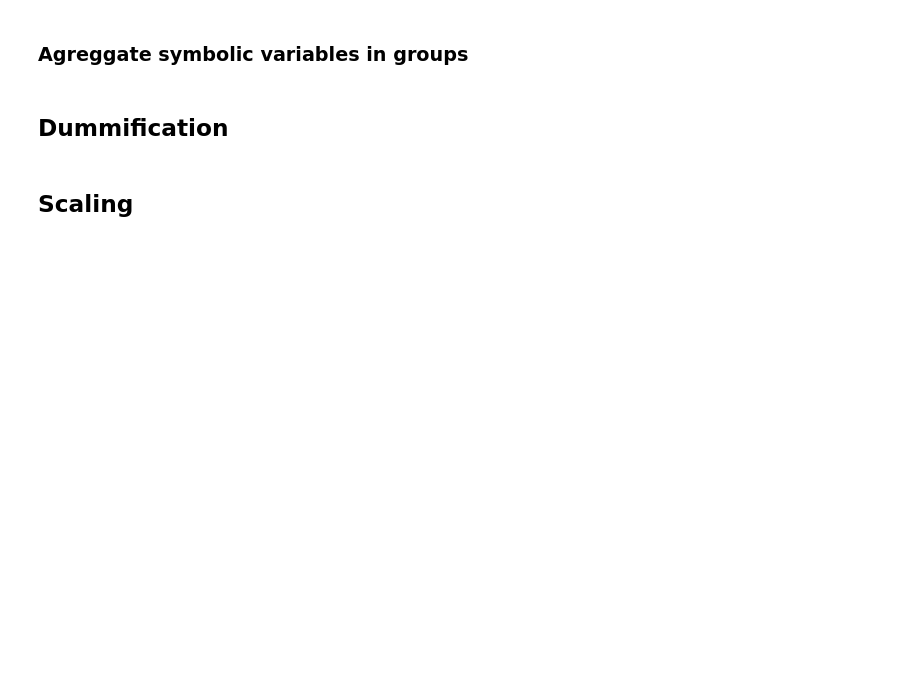
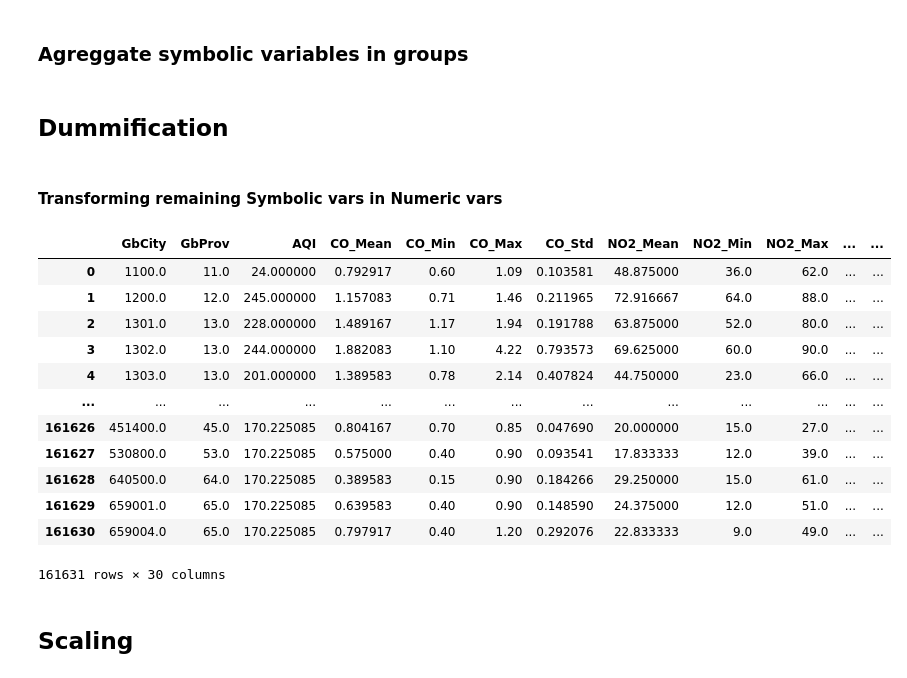
Before and after one commit to Rodriguespn/data-science-project, a Jupyter notebook: proj/china_air_quality/preparation.ipynb, the cells around one changed output. Drawn from its saved outputs; the diff is of its cells as text; code cells hidden in the pictures; blank space fills up the shorter version.

```diff
--- a/proj/china_air_quality/preparation.ipynb
+++ b/proj/china_air_quality/preparation.ipynb
@@ -185,3 +184,29 @@ df.to_csv(DATA_PREP_FOLDER + "dummification.csv", index=False)
+# %% [markdown]
+#### Transforming remaining Symbolic vars in Numeric vars
+# %%
+symbolic_vars = get_variable_types(df)['Symbolic']
+if symbolic_vars:
+    label_encoder = LabelEncoder()
+    for var in symbolic_vars:
+        df[var] = label_encoder.fit_transform(df[var])
+
+df.to_csv(DATA_PREP_FOLDER + "dummification.csv", index=False)
+
+df
+# %% [output]
+|  | GbCity | GbProv | AQI | CO_Mean | CO_Min | CO_Max | CO_Std | NO2_Mean | NO2_Min | NO2_Max | ... | ... |
+| 0 | 1100.0 | 11.0 | 24.000000 | 0.792917 | 0.60 | 1.09 | 0.103581 | 48.875000 | 36.0 | 62.0 | ... | ... |
+| 1 | 1200.0 | 12.0 | 245.000000 | 1.157083 | 0.71 | 1.46 | 0.211965 | 72.916667 | 64.0 | 88.0 | ... | ... |
+| 2 | 1301.0 | 13.0 | 228.000000 | 1.489167 | 1.17 | 1.94 | 0.191788 | 63.875000 | 52.0 | 80.0 | ... | ... |
+| 3 | 1302.0 | 13.0 | 244.000000 | 1.882083 | 1.10 | 4.22 | 0.793573 | 69.625000 | 60.0 | 90.0 | ... | ... |
+| 4 | 1303.0 | 13.0 | 201.000000 | 1.389583 | 0.78 | 2.14 | 0.407824 | 44.750000 | 23.0 | 66.0 | ... | ... |
+| ... | ... | ... | ... | ... | ... | ... | ... | ... | ... | ... | ... | ... |
+| 161626 | 451400.0 | 45.0 | 170.225085 | 0.804167 | 0.70 | 0.85 | 0.047690 | 20.000000 | 15.0 | 27.0 | ... | ... |
+| 161627 | 530800.0 | 53.0 | 170.225085 | 0.575000 | 0.40 | 0.90 | 0.093541 | 17.833333 | 12.0 | 39.0 | ... | ... |
+| 161628 | 640500.0 | 64.0 | 170.225085 | 0.389583 | 0.15 | 0.90 | 0.184266 | 29.250000 | 15.0 | 61.0 | ... | ... |
+| 161629 | 659001.0 | 65.0 | 170.225085 | 0.639583 | 0.40 | 0.90 | 0.148590 | 24.375000 | 12.0 | 51.0 | ... | ... |
+| 161630 | 659004.0 | 65.0 | 170.225085 | 0.797917 | 0.40 | 1.20 | 0.292076 | 22.833333 | 9.0 | 49.0 | ... | ... |
+161631 rows × 30 columns
 # %% [markdown]
 ## **Scaling**
 # %% [markdown]
```
Also changed, not shown: parts of 7 cells of this notebook, 32 other files.
